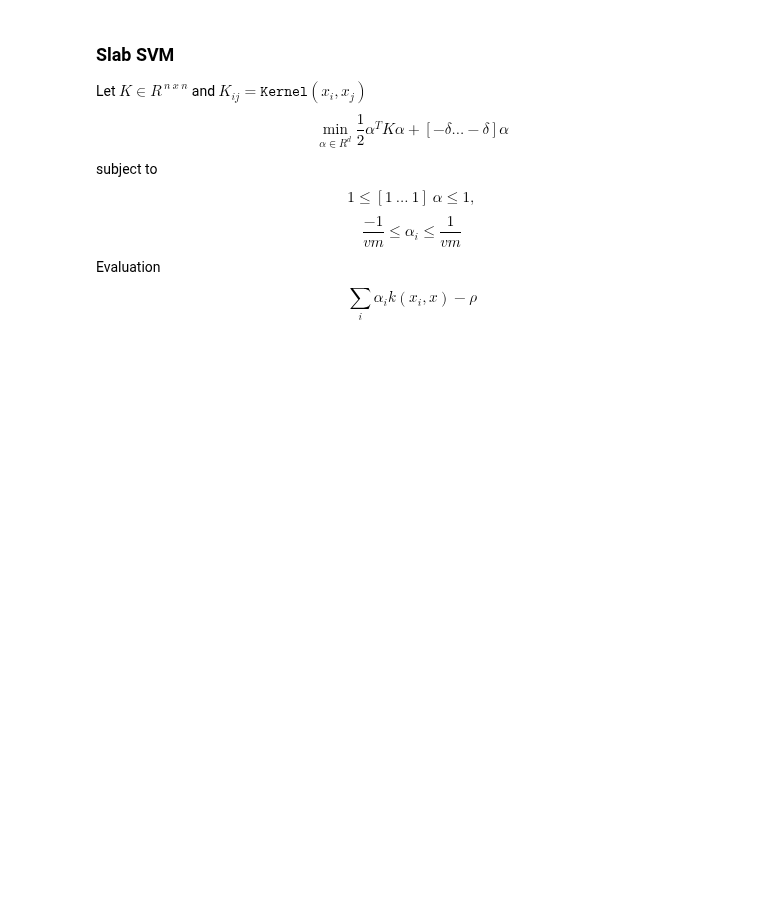
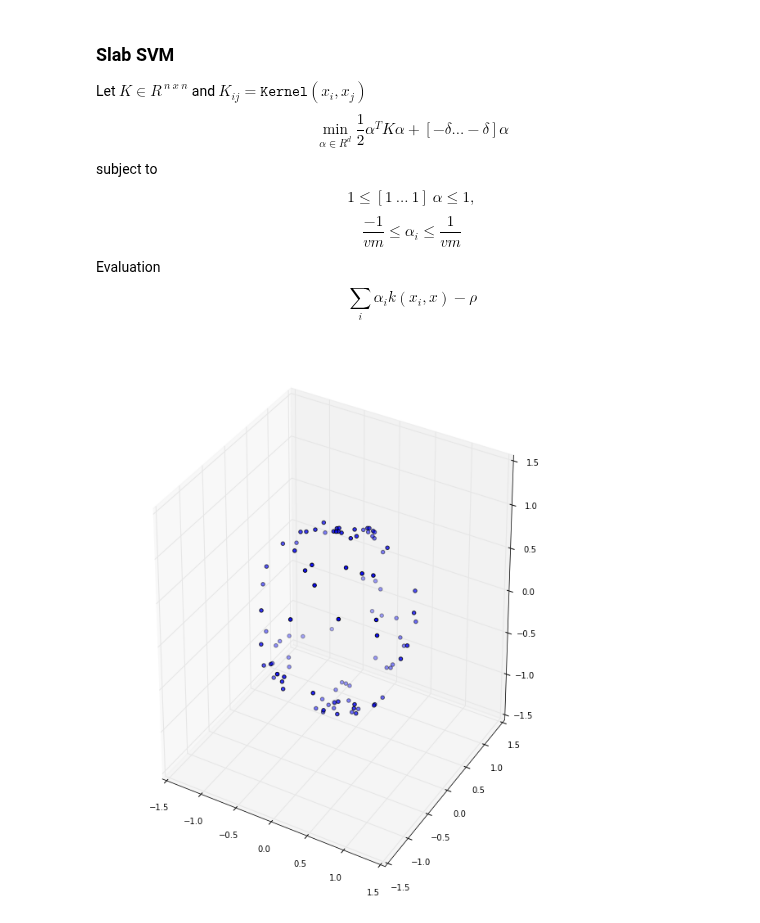
Before and after one commit to michrawson/SVM_Implicit_Surface_Reconstruction, a Jupyter notebook: Slab-SVM-Sphere.ipynb, the cells around one changed output. Saved outputs shown, nothing was run; the diff lists cells and outputs as text; code cells hidden in the pictures; blank space fills up the shorter version.

```diff
--- a/Slab-SVM-Sphere.ipynb
+++ b/Slab-SVM-Sphere.ipynb
@@ -46,10 +46,10 @@ def f(x,x_list,alpha):
     return w - rho
 
 
-x = []
+x = np.zeros((len(points),3))
 
 r=1
-points = random.random((500,2))*2*np.pi
+points = random.random((100,2))*2*np.pi
 # print points
 for p in range(len(points)):
     z_cord = r * np.sin(points[p][1])
@@ -58,9 +58,7 @@ for p in range(len(points)):
     y_cord = r_temp * np.sin(points[p][0])
     x_cord = r_temp * np.cos(points[p][0])
 
-    x.append([x_cord, y_cord, z_cord])
-
-x = np.asarray(x)
+    x[p]=np.asarray([x_cord, y_cord, z_cord])
 
 for i in range(x.shape[0]):
     x_cord = x[i][0]
@@ -78,26 +76,6 @@ plt.show()
 x=x.astype(np.float)
 y = np.ones(len(x))
 m = len(x)
-# print 'points:',m
-# x,ignore_x,y,ignore_y=train_test_split(
-#                x,y,train_size=0.02,random_state=8)
-m = len(x)
-
-# x0_max = np.amax(x[:,0])+0.1
-# x0_min = np.amin(x[:,0])-0.1
-# x1_max = np.amax(x[:,1])+0.1
-# x1_min = np.amin(x[:,1])-0.1
-# x2_max = np.amax(x[:,2])+0.1
-# x2_min = np.amin(x[:,2])-0.1
-
-# print x0_max
-# print x0_min
-# print x1_max
-# print x1_min
-# print x2_max
-# print x2_min
-
-# print 'points:',m
 
 # overfit/underfit param
 v=.99
@@ -175,40 +153,43 @@ task.getxx(mosek.soltype.itr, xx)
 # elif solsta == mosek.solsta.prim_infeas_cer:
 #     print("Primal or dual infeasibility.\n")
 # elif solsta == mosek.solsta.near_dual_infeas_cer:
 #     print("Primal or dual infeasibility.\n")
 # elif  solsta == mosek.solsta.near_prim_infeas_cer:
 #     print("Primal or dual infeasibility.\n")
 # elif mosek.solsta.unknown:
 #     print("Unknown solution status")
 # else:
 #     print("Other solution status")
 
 alpha = xx
 
 num_steps = 50
-x0_range = np.linspace(-200, 200,num_steps)
-x1_range = np.linspace(-200, 200,num_steps)
-x2_range = np.linspace(-200, 200,num_steps)
+x0_range = np.linspace(-2, 2,num_steps)
+x1_range = np.linspace(-2, 2,num_steps)
+x2_range = np.linspace(-2, 2,num_steps)
 
 data = np.zeros((num_steps,num_steps,num_steps))
 
 for i in range(num_steps):
     for j in range(num_steps):
         for k in range(num_steps):
-            x_temp = np.asarray([x0_range[i],
-                                x1_range[j],
-                                x2_range[k]])
-            data[i,j,k] = f(x_temp,x,alpha)
+            data[i,j,k] = f(np.asarray([x0_range[i],
+                                        x1_range[j],
+                                        x2_range[k]]),
+                            x,
+                            alpha)
 
 print (np.where(np.abs(data - delta) < .01)[0].shape)
 print (np.where(np.abs(data - delta) < .001)[0].shape)
 print (np.where(np.abs(data - delta) < .0001)[0].shape)
 print (np.where(data < delta )[0].shape)
 print (np.where(data > delta )[0].shape)
 print (np.where( data < 0)[0].shape)
 print (np.where( data == 0)[0].shape)
 print (np.where( data > 0)[0].shape)
 print data
+# %% [output]
+[figure, added]
 # %%
 num_steps = 100
 x0_range = np.linspace(-200, 200,num_steps)
```
